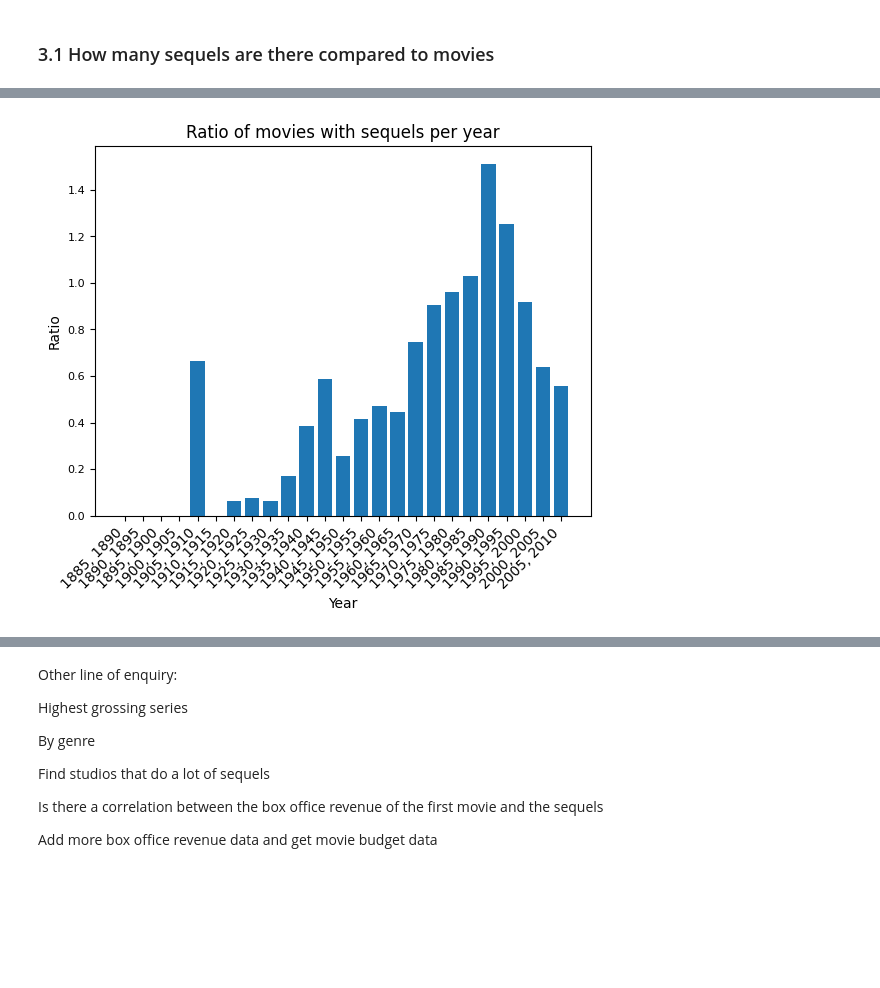
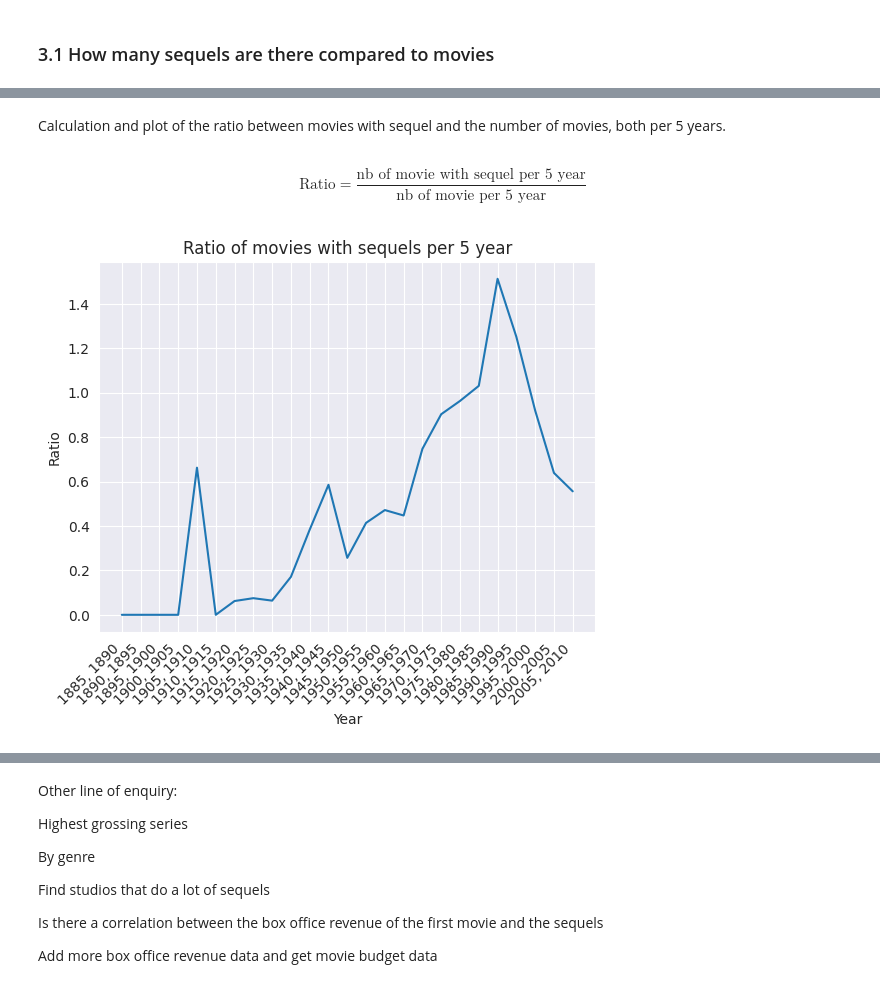
Before and after one commit to epfl-ada/ada-2024-project-onceuponatimeindata, a Jupyter notebook: dat_analysis.ipynb, the cells around one changed output, grey strips where cells are left out. Drawn from its saved outputs; the diff is of its cells as text; code cells hidden in the pictures; blank space fills up the shorter version.

```diff
--- a/dat_analysis.ipynb
+++ b/dat_analysis.ipynb
@@ -33,42 +42,3 @@ movie_df_sequel_original.drop("release year tmdb", axis=1, inplace=True)
 movie_df_sequel_original.drop("release year wiki", axis=1, inplace=True)
 # %% [markdown]
 ### 3.1 How many sequels are there compared to movies
-# %%
-movie_df["release year"] = movie_df["Movie release date"].apply(lambda x: str(x)[:4] if str.isdigit(str(x)[:4]) else np.nan)
-movie_df["release year"] = movie_df["release year"].astype(float)
-
-movie_df = movie_df[movie_df["release year"] >= 1880]
-movie_df = movie_df[movie_df["release year"] < 2010]
-
-movie_df_sequel_only["release year"] = (movie_df_sequel_only["release_date"].apply(lambda x: str(x)[:4] if str.isdigit(str(x)[:4]) else np.nan))
-movie_df_sequel_only["release year"] = movie_df_sequel_only["release year"].astype(float)
-
-movie_df_sequel_only = movie_df_sequel_only[movie_df_sequel_only["release year"] >= 1880]
-movie_df_sequel_only = movie_df_sequel_only[movie_df_sequel_only["release year"] < 2010]
-
-movies_per_years = movie_df.groupby(pd.cut(movie_df["release year"], np.arange(1885, 2011, 5))).count()
-movies_sequel_per_year = movie_df_sequel_only.groupby(pd.cut(movie_df_sequel_only["release year"], np.arange(1885, 2011, 5))).count()
-
-years = movies_per_years.index.astype(str)
-years = [x[1:][:-1] for x in years]
-
-import matplotlib.pyplot as plt
-
-fig = plt.figure(figsize=(15, 10))
-ax1 = fig.add_subplot(221)
-ax1.bar(years, movies_per_years["Wikipedia movie ID"], label="Number of movies")
-ax1.legend()
-ax1.title.set_text("Number of movies per 5 years")
-ax1.set_xlabel("Year")
-ax1.set_ylabel("Number of movies")
-plt.xticks(rotation=45, ha='right')
-
-ax2 = fig.add_subplot(222)
-ax2.bar(years, movies_sequel_per_year["Wikipedia movie ID"], label="Number of movies with sequels")
-ax2.legend()
-ax2.title.set_text("Number of movies with sequels per 5 years")
-ax2.set_xlabel("Year")
-ax2.set_ylabel("Number of movies")
-plt.xticks(rotation=45, ha='right')
-
-plt.show()
@@ -77,15 +100,21 @@ plt.show()
+# %% [markdown]
+Calculation and plot of the ratio between movies with sequel and the number of movies, both per 5 years.
+# %% [markdown]
+$$
+\text{Ratio} = \frac{\text{nb of movie with sequel per 5 year}}{\text{nb of movie per 5 year}}
+$$
 # %%
     #remove the years with less than 50 movies
 movies_per_years_removed = movies_per_years[movies_per_years["Wikipedia movie ID"] > 50]
 
 movie_df_ratio = movies_sequel_per_year / movies_per_years_removed * 100
 movie_df_ratio = movie_df_ratio.fillna(0)
 
-plt.bar(years, movie_df_ratio["Wikipedia movie ID"])
-plt.title("Ratio of movies with sequels per year")
+plt.plot(years, movie_df_ratio["Wikipedia movie ID"])
+plt.title("Ratio of movies with sequels per 5 year")
 plt.xlabel("Year")
 plt.ylabel("Ratio")
 plt.xticks(rotation=45, ha='right')
 plt.show()
 # %% [output]
-[figure, old version]
+[figure, new version]
```
Also changed, not shown: parts of 45 cells of this notebook.
